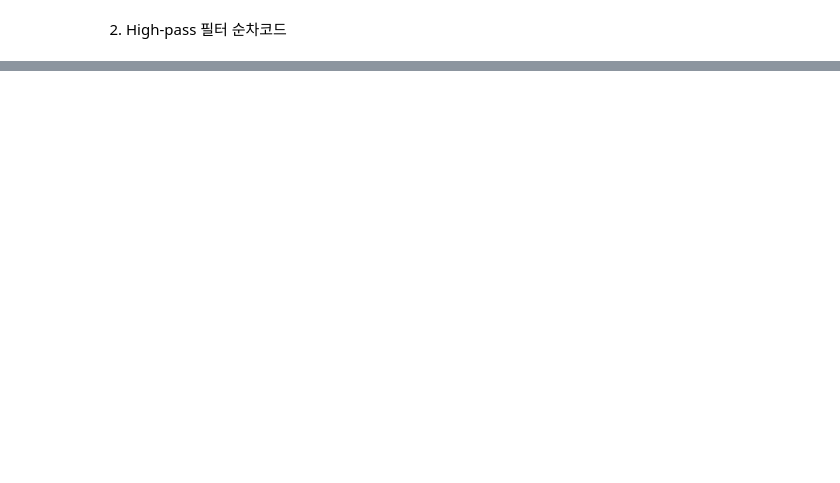
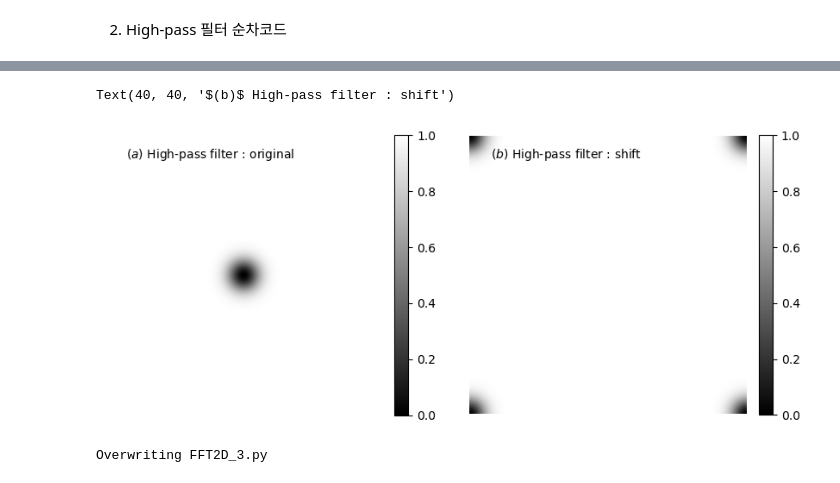
Before and after one commit to jihoonakang/MPI_python_notebook, a Jupyter notebook: 02_MPI_Python_Numerical_Examples/5_FFT.ipynb, the cells around one changed output, grey strips where cells are left out. Cells and saved outputs as stored; diff of their text form; code cells hidden in the pictures; blank space fills up the shorter version.

```diff
--- a/02_MPI_Python_Numerical_Examples/5_FFT.ipynb
+++ b/02_MPI_Python_Numerical_Examples/5_FFT.ipynb
@@ -283,30 +320,33 @@ if rank == 0 :
 # %%
 kY, kX = np.ogrid[-ly/2:ly/2, -lx/2:lx/2]
 
 sigh = 20
 Fhgh = 1 - np.exp( -(kX**2 + kY**2) / (2*sigh**2))
 
 fig = plt.figure(2, figsize = (10, 7))
 ax1 = plt.subplot(121)
 pos = plt.imshow(Fhgh, cmap = 'gray')
 plt.axis('off')
 fig.colorbar(pos, ax=ax1, fraction=0.046, pad=0.04)
-plt.text(40,40,r'$(a)$ Low-pass filter', color = 'k')
+plt.text(40,40,r'$(a)$ High-pass filter : original', color = 'k')
 
 kY, kX = np.ogrid[0:ly, 0:lx]
 kX[0,256:512] = np.linspace(-256, -1, num = 256)
 kY[256:512,0] = np.linspace(-256, -1, num = 256)
 
 sigh = 20
 Fhi2 = 1 - np.exp( -(kX**2 + kY**2) / (2*sigh**2))
 
 ax2 = plt.subplot(122)
 pos = plt.imshow(Fhi2, cmap = 'gray')
 plt.axis('off')
 fig.colorbar(pos, ax=ax2, fraction=0.046, pad=0.04)
-plt.text(40,40,r'$(b)$ High-pass filter', color = 'k')
+plt.text(40,40,r'$(b)$ High-pass filter : shift', color = 'k')
+# %% [output]
+Text(40, 40, '$(b)$ High-pass filter : shift')
+[figure, added]
 # %%
-%%writefile FFT2D.py
+%%writefile FFT2D_3.py
 import matplotlib.pyplot as plt
 import numpy as np
 from mpi4py import MPI
@@ -338,7 +378,7 @@ ista, iend = para_range(lx, size, rank)
 H = np.fft.fft2(Hall[:,ista:iend+1], axes = [0]).copy()
 
 ##### Shift 불필요, 분할된 데이터에 해당 Filter영역 곱
-iGhgh = H * Fhi2 #FIX ME
+iGhgh = H * Fhi2[:,ista:iend+1]#FIX ME
 
 G = np.fft.ifft2(iGhgh, axes = [0]).copy()
 
@@ -369,4 +409,7 @@ if rank == 0 :
     plt.text(430,40,r'$(b)$', color = 'w')
 
     plt.tight_layout()
+    plt.savefig('FFT2D_3.png')
     plt.show()
+# %% [output]
+Overwriting FFT2D_3.py
```
Also changed, not shown: parts of 11 cells of this notebook, 1 other file.
